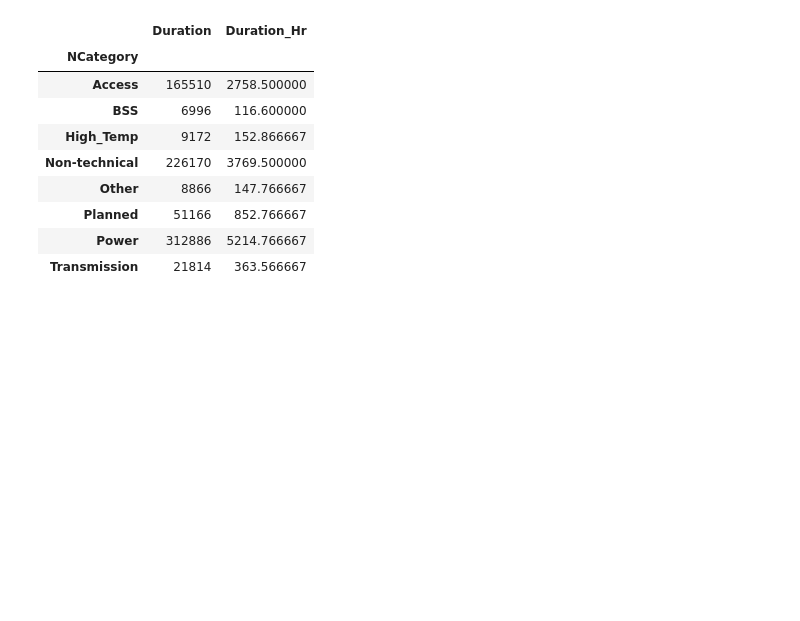
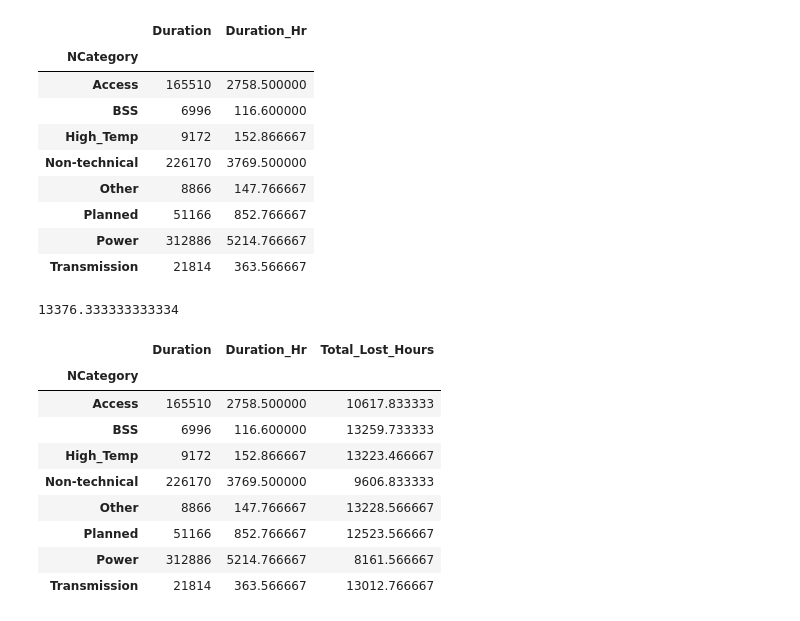
Before and after one commit to Ayman-Abdeen/Ayman-Abdeen-DataAnalysis-A, a Jupyter notebook: Data_Summarization_using_python.ipynb, the cells around one changed output. Saved outputs shown, nothing was run; the diff lists cells and outputs as text; code cells hidden in the pictures; blank space fills up the shorter version.

```diff
--- a/Data_Summarization_using_python.ipynb
+++ b/Data_Summarization_using_python.ipynb
@@ -309,4 +309,23 @@ SumOfDuration_HrNCategory
 | Planned | 51166 | 852.766667 |
 | Power | 312886 | 5214.766667 |
 | Transmission | 21814 | 363.566667 |
+# %%
+SumOfDuration_HrNCategory["Duration_Hr"].sum()
+# %% [output]
+13376.333333333334
+# %%
+SumOfDuration_HrNCategory["Total_Lost_Hours"]=np.abs(SumOfDuration_HrNCategory["Duration_Hr"].sub(SumOfDuration_HrNCategory["Duration_Hr"].sum()))
+# %%
+SumOfDuration_HrNCategory
+# %% [output]
+|  | Duration | Duration_Hr | Total_Lost_Hours |
+| NCategory |  |  |  |
+| Access | 165510 | 2758.500000 | 10617.833333 |
+| BSS | 6996 | 116.600000 | 13259.733333 |
+| High_Temp | 9172 | 152.866667 | 13223.466667 |
+| Non-technical | 226170 | 3769.500000 | 9606.833333 |
+| Other | 8866 | 147.766667 | 13228.566667 |
+| Planned | 51166 | 852.766667 | 12523.566667 |
+| Power | 312886 | 5214.766667 | 8161.566667 |
+| Transmission | 21814 | 363.566667 | 13012.766667 |
 # %%
```
Also changed, not shown: parts of 9 cells of this notebook.
